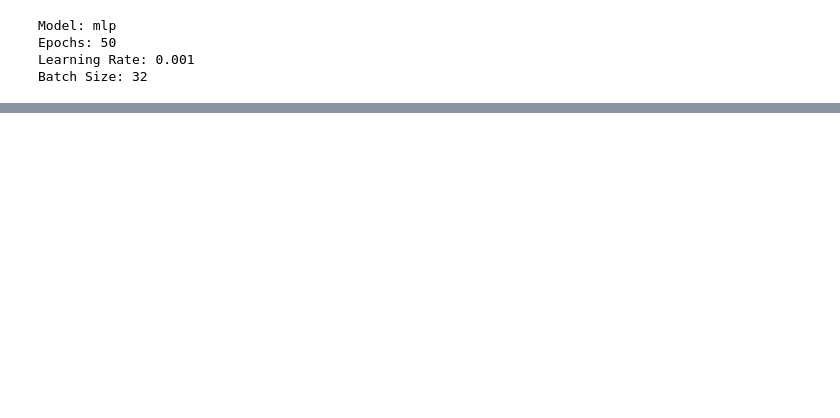
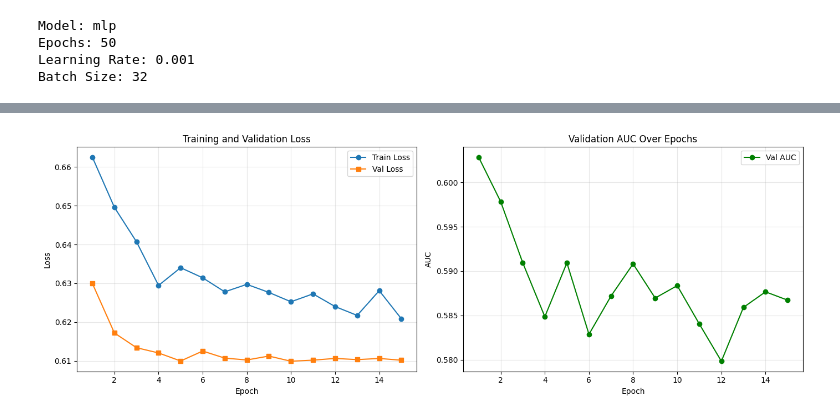
Before and after one commit to Surya-Hariharan/AI-Based-approach-for-prioritization-of-genetic-mutations, a Jupyter notebook: notebooks/Model_Training.ipynb, the cells around one changed output, grey strips where cells are left out. Saved outputs shown, nothing was run; the diff lists cells and outputs as text; code cells hidden in the pictures; blank space fills up the shorter version.

```diff
--- a/notebooks/Model_Training.ipynb
+++ b/notebooks/Model_Training.ipynb
@@ -158,0 +73,13 @@ print("\nTraining Complete!")
+# %%
+trainer = Trainer(
+    model=model,
+    train_loader=train_loader,
+    val_loader=val_loader,
+    config=config,
+    optimizer=optimizer,
+    criterion=criterion,
+    device=device
+)
+
+print("Starting training with existing Trainer architecture...")
+history = trainer.train()
@@ -159,24 +105,30 @@ print("\nTraining Complete!")
 # %%
+train_losses = history['train_loss']
+val_losses = history['val_loss']
+epochs_trained = len(train_losses)
+
 fig, axes = plt.subplots(1, 2, figsize=(14, 5))
 
-axes[0].plot(range(1, epochs+1), train_losses, label='Train Loss', marker='o')
-axes[0].plot(range(1, epochs+1), val_losses, label='Val Loss', marker='s')
+axes[0].plot(range(1, epochs_trained+1), train_losses, label='Train Loss', marker='o')
+axes[0].plot(range(1, epochs_trained+1), val_losses, label='Val Loss', marker='s')
 axes[0].set_xlabel('Epoch')
 axes[0].set_ylabel('Loss')
 axes[0].set_title('Training and Validation Loss')
 axes[0].legend()
 axes[0].grid(True, alpha=0.3)
 
-axes[1].plot(range(1, epochs+1), train_accs, label='Train Accuracy', marker='o')
-axes[1].plot(range(1, epochs+1), val_accs, label='Val Accuracy', marker='s')
+val_aucs = [m['auc'] for m in history['val_metrics']]
+axes[1].plot(range(1, epochs_trained+1), val_aucs, label='Val AUC', marker='o', color='green')
 axes[1].set_xlabel('Epoch')
-axes[1].set_ylabel('Accuracy')
-axes[1].set_title('Training and Validation Accuracy')
+axes[1].set_ylabel('AUC')
+axes[1].set_title('Validation AUC Over Epochs')
 axes[1].legend()
 axes[1].grid(True, alpha=0.3)
 
 plt.tight_layout()
 plt.show()
+# %% [output]
+[figure, added]
 # %%
 model.eval()
 all_preds = []
```
Also changed, not shown: parts of 14 cells of this notebook, 35 other files.
